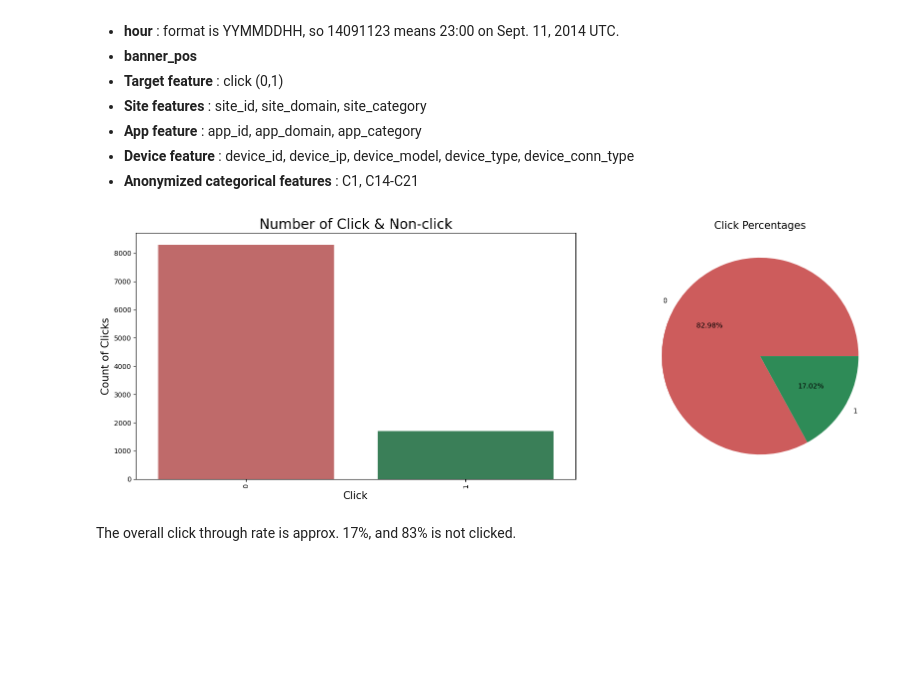
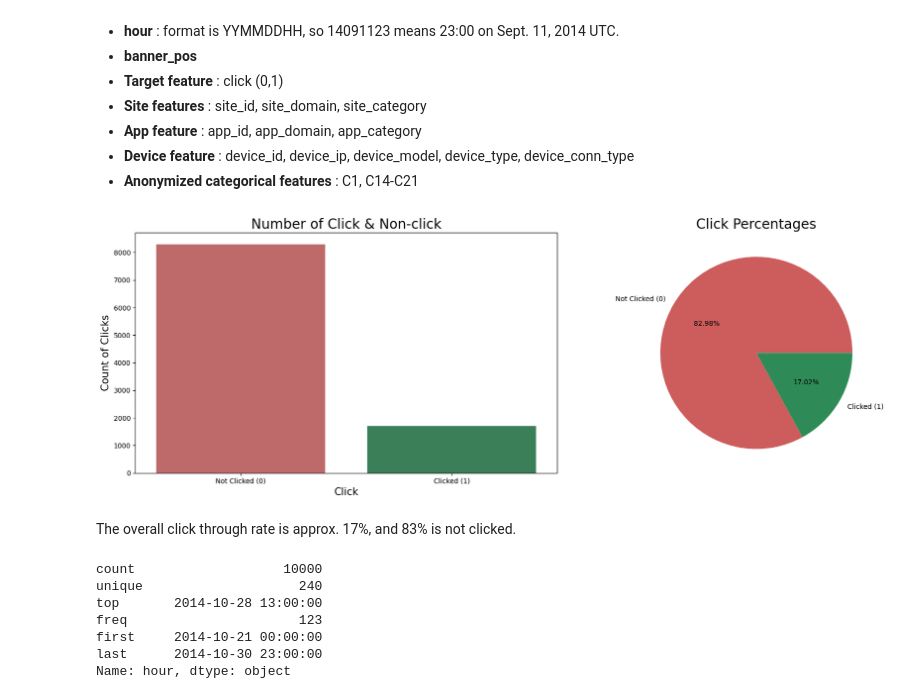
Before and after one commit to ftmoztl/CTR-prediction-with-catboost, a Jupyter notebook: CTR-analysis-prediction.ipynb, the cells around one changed output. Saved outputs shown, nothing was run; the diff lists cells and outputs as text; code cells hidden in the pictures; blank space fills up the shorter version.

```diff
--- a/CTR-analysis-prediction.ipynb
+++ b/CTR-analysis-prediction.ipynb
@@ -91,30 +91,41 @@ Features of CTR;
 # %%
 # create plots with target
 fig, axes = plt.subplots(nrows=1, ncols=2, figsize=(18, 6))
 #cols = ['r', 'g']
 cols = ["IndianRed", "SeaGreen"]
-
+labels = ['Not Clicked (0)', 'Clicked (1)']
 
 # Plot 1: Countplot
 sns.countplot(data=train, x='click', ax=axes[0], palette=cols)
 axes[0].set_xlabel('Click', fontsize=15)
 axes[0].set_ylabel('Count of Clicks', fontsize=15)
 axes[0].set_title('Number of Click & Non-click', fontsize=20)
-axes[0].set_xticklabels(axes[0].get_xticklabels(), rotation=90)
+#axes[0].set_xticklabels(axes[0].get_xticklabels(), rotation=90)
+axes[0].set_xticklabels(labels)
 
 # Plot 2: Pie Chart
 type_group = train.groupby('click').count()
 type_group = type_group.reset_index()
 
-axes[1].pie(type_group["id"], labels=type_group['click'], colors=cols, autopct='%1.2f%%')
-axes[1].set_title('Click Percentages', fontsize=15)
+axes[1].pie(type_group["id"], labels=labels, colors=cols, autopct='%1.2f%%')
+axes[1].set_title('Click Percentages', fontsize=20)
 
 # Adjust the layout to prevent overlapping labels
 plt.tight_layout()
 
 # Show the plots
 plt.show()
 # %% [output]
-[figure, old version]
+[figure, new version]
 # %% [markdown]
 The overall click through rate is approx. 17%, and 83% is not clicked.
+# %%
+train.hour.describe()
+# %% [output]
+count                   10000
+unique                    240
+top       2014-10-28 13:00:00
+freq                      123
+first     2014-10-21 00:00:00
+last      2014-10-30 23:00:00
+Name: hour, dtype: object
```
Also changed, not shown: parts of 6 cells of this notebook.
